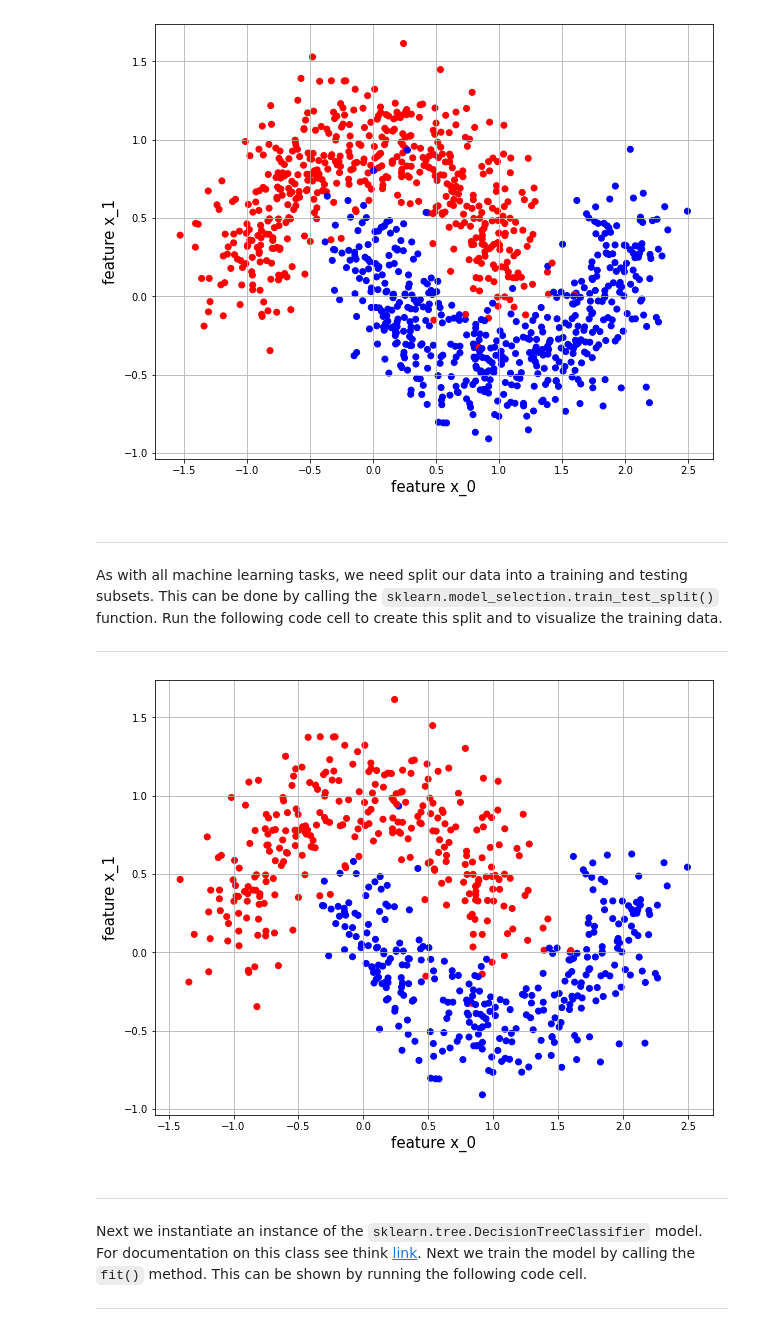
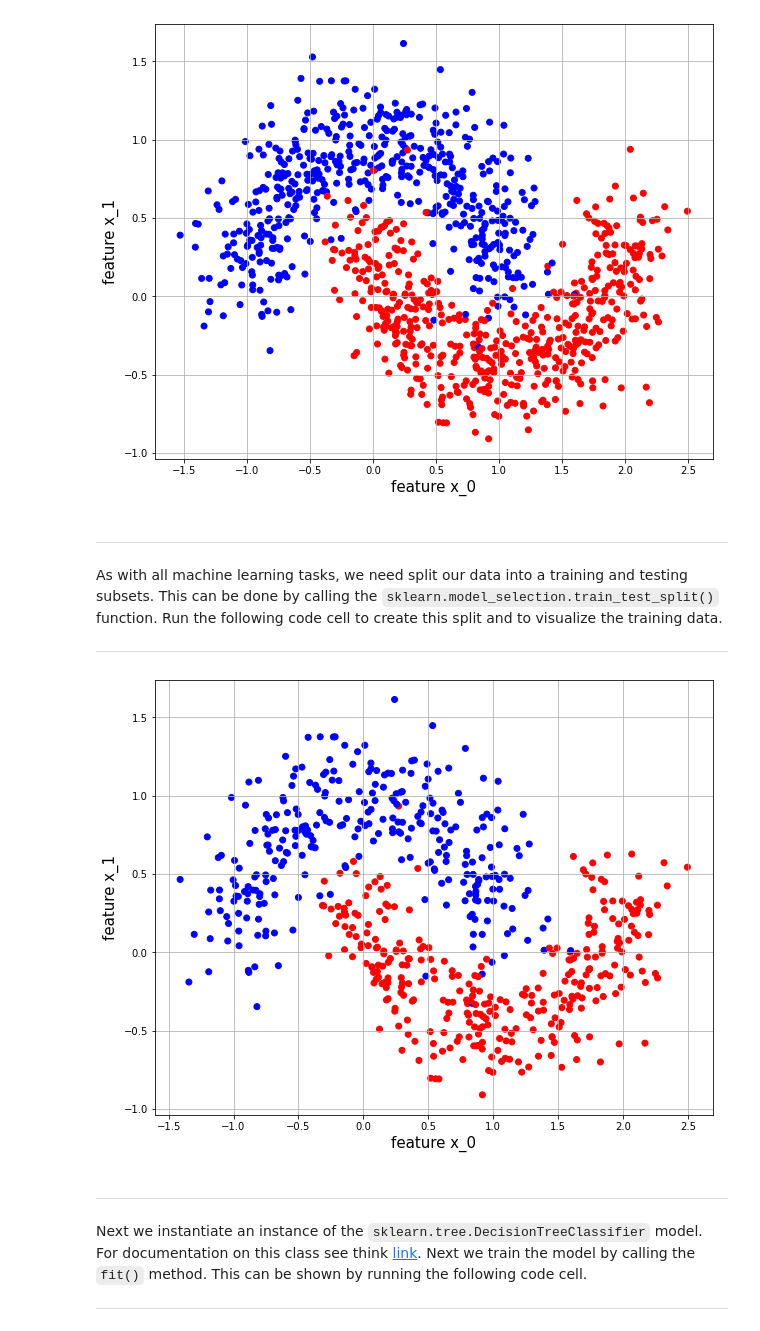
Before and after one commit to RandyRDavila/Data_Science_and_Machine_Learning_Spring_2022, a Jupyter notebook: Lecture_8/Lecture_8_1.ipynb, the cells around one changed output. Drawn from its saved outputs; the diff is of its cells as text; code cells hidden in the pictures.

```diff
--- a/Lecture_8/Lecture_8_1.ipynb
+++ b/Lecture_8/Lecture_8_1.ipynb
@@ -28,24 +28,24 @@ To illustrate how decision trees work we will consider artificial binary classif
 # %%
 import matplotlib.pyplot as plt
 import pandas as pd
 import numpy as np
 import seaborn as sns
 
 # The artificial data will be taken from sklearn (make_moons)
 from sklearn.datasets import make_moons
 
-X, y = make_moons(n_samples = 1_000, noise = 0.20, random_state=3)
-colors = ["red" if label == 0 else "blue" for label in y]
+X, y = make_moons(n_samples = 1_000, noise = 0.20, random_state = 3)
+colors = ["red" if label == 1 else "blue" for label in y]
 
 
 plt.figure(figsize=(10, 8))
 plt.scatter(X[:, 0], X[:, 1], c = colors)
 plt.xlabel("feature x_0", fontsize = 15)
 plt.ylabel("feature x_1", fontsize = 15)
 plt.grid(True)
 plt.show()
 # %% [output]
-[figure, old version]
+[figure, new version]
 # %% [markdown]
 ---
 
@@ -61,8 +61,8 @@ X_train, X_test, y_train, y_test = train_test_split(X,
                                                     test_size = 0.4,
                                                     random_state = 42)
 
-c_train = ["red" if label == 0 else "blue" for label in y_train]
-c_test = ["red" if label == 0 else "blue" for label in y_test]
+c_train = ["red" if label == 1 else "blue" for label in y_train]
+c_test = ["red" if label == 1 else "blue" for label in y_test]
 
 plt.figure(figsize=(10, 8))
 plt.scatter(X_train[:, 0], X_train[:, 1], c = c_train)
@@ -71,7 +71,7 @@ plt.ylabel("feature x_1", fontsize = 15)
 plt.grid()
 plt.show()
 # %% [output]
-[figure, old version]
+[figure, new version]
 # %% [markdown]
 ---
 
```
Also changed, not shown: parts of 5 cells of this notebook, 16 other files.
